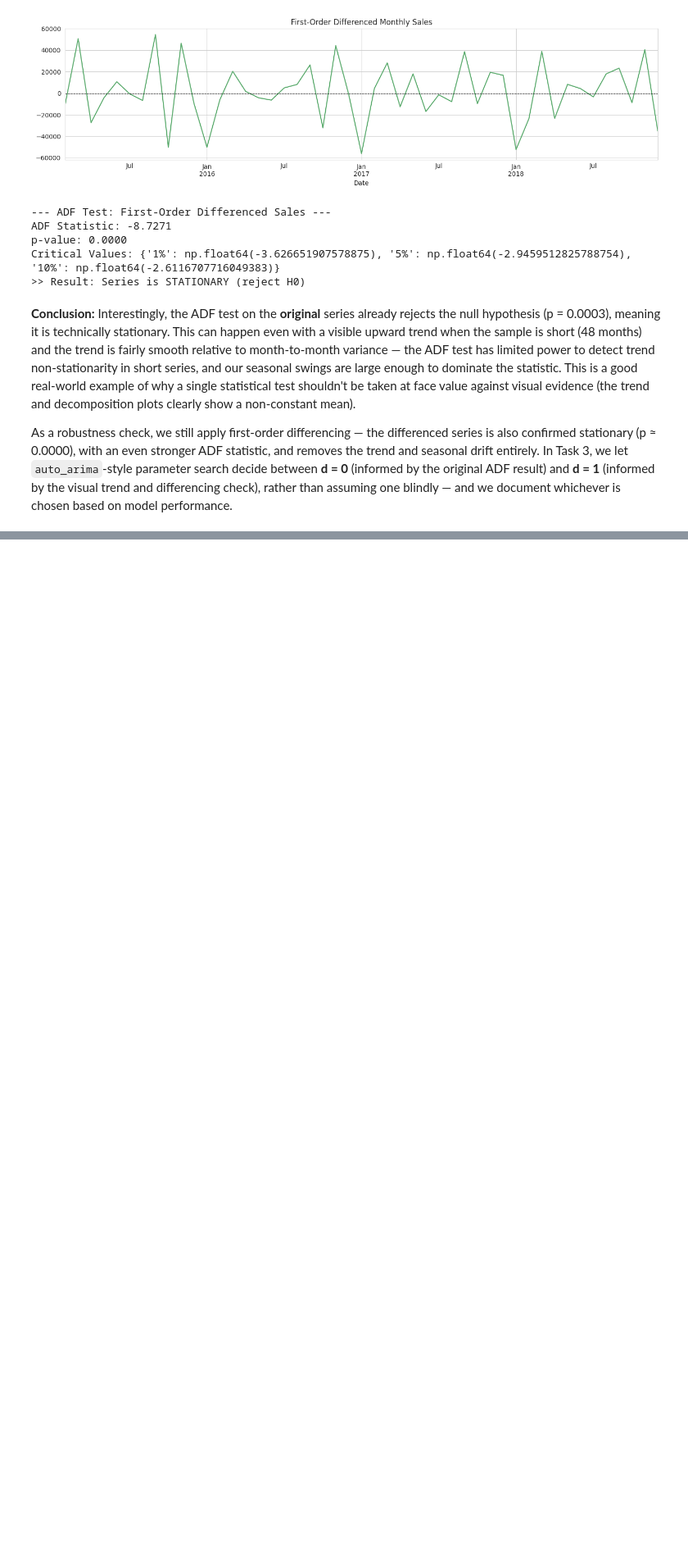
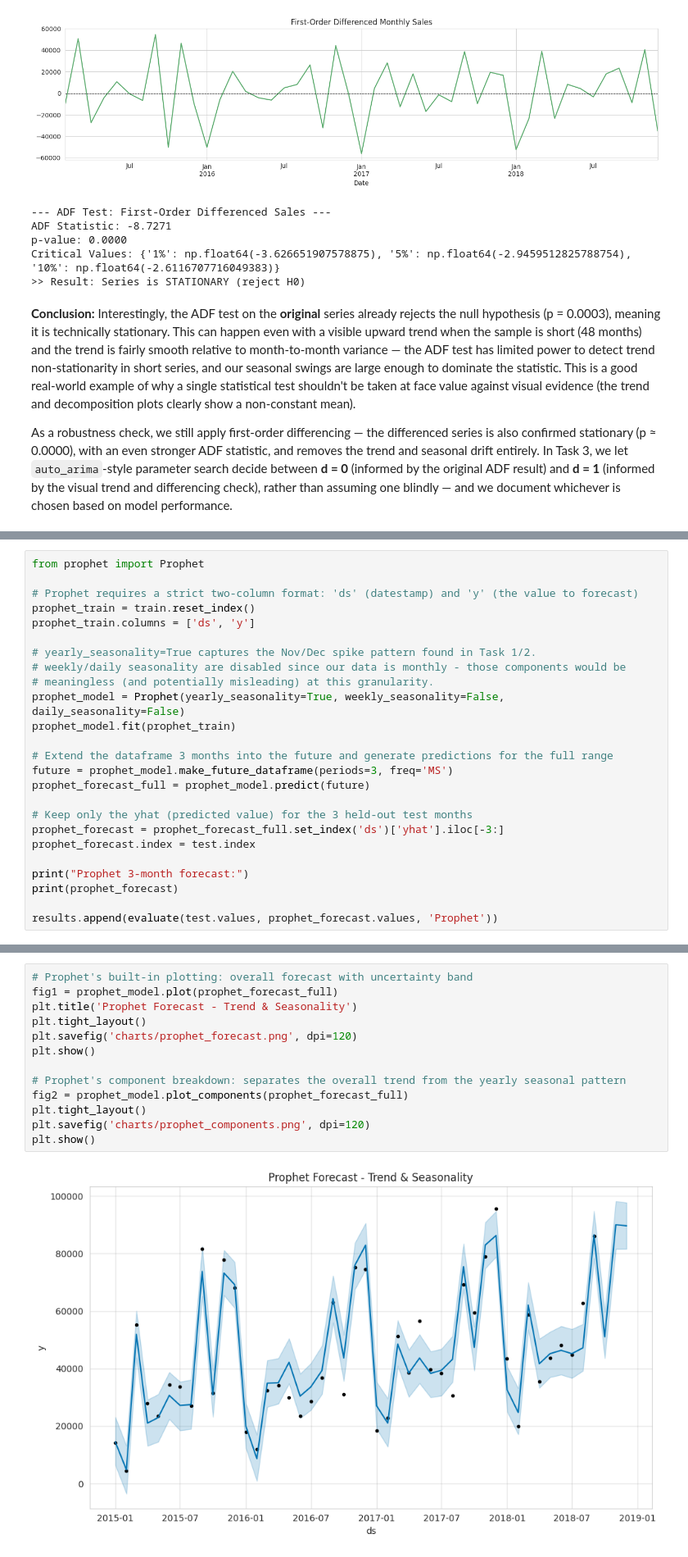
Before and after one commit to krtechie/sales-forecasting, a Jupyter notebook: analysis.ipynb, the cells around one changed output, grey strips where cells are left out. Shown at 82% size. Cells and saved outputs as stored; diff of their text form; blank space fills up the shorter version.

```diff
--- a/analysis.ipynb
+++ b/analysis.ipynb
@@ -454,0 +604,25 @@ chosen based on model performance.
+# %%
+from prophet import Prophet
+
+# Prophet requires a strict two-column format: 'ds' (datestamp) and 'y' (the value to forecast)
+prophet_train = train.reset_index()
+prophet_train.columns = ['ds', 'y']
+
+# yearly_seasonality=True captures the Nov/Dec spike pattern found in Task 1/2.
+# weekly/daily seasonality are disabled since our data is monthly - those components would be
+# meaningless (and potentially misleading) at this granularity.
+prophet_model = Prophet(yearly_seasonality=True, weekly_seasonality=False, daily_seasonality=False)
+prophet_model.fit(prophet_train)
+
+# Extend the dataframe 3 months into the future and generate predictions for the full range
+future = prophet_model.make_future_dataframe(periods=3, freq='MS')
+prophet_forecast_full = prophet_model.predict(future)
+
+# Keep only the yhat (predicted value) for the 3 held-out test months
+prophet_forecast = prophet_forecast_full.set_index('ds')['yhat'].iloc[-3:]
+prophet_forecast.index = test.index
+
+print("Prophet 3-month forecast:")
+print(prophet_forecast)
+
+results.append(evaluate(test.values, prophet_forecast.values, 'Prophet'))
@@ -454,0 +639,15 @@ chosen based on model performance.
+# %%
+# Prophet's built-in plotting: overall forecast with uncertainty band
+fig1 = prophet_model.plot(prophet_forecast_full)
+plt.title('Prophet Forecast - Trend & Seasonality')
+plt.tight_layout()
+plt.savefig('charts/prophet_forecast.png', dpi=120)
+plt.show()
+
+# Prophet's component breakdown: separates the overall trend from the yearly seasonal pattern
+fig2 = prophet_model.plot_components(prophet_forecast_full)
+plt.tight_layout()
+plt.savefig('charts/prophet_components.png', dpi=120)
+plt.show()
+# %% [output]
+[figure, added]
```
Also changed, not shown: parts of 20 cells of this notebook, 5 other files.
